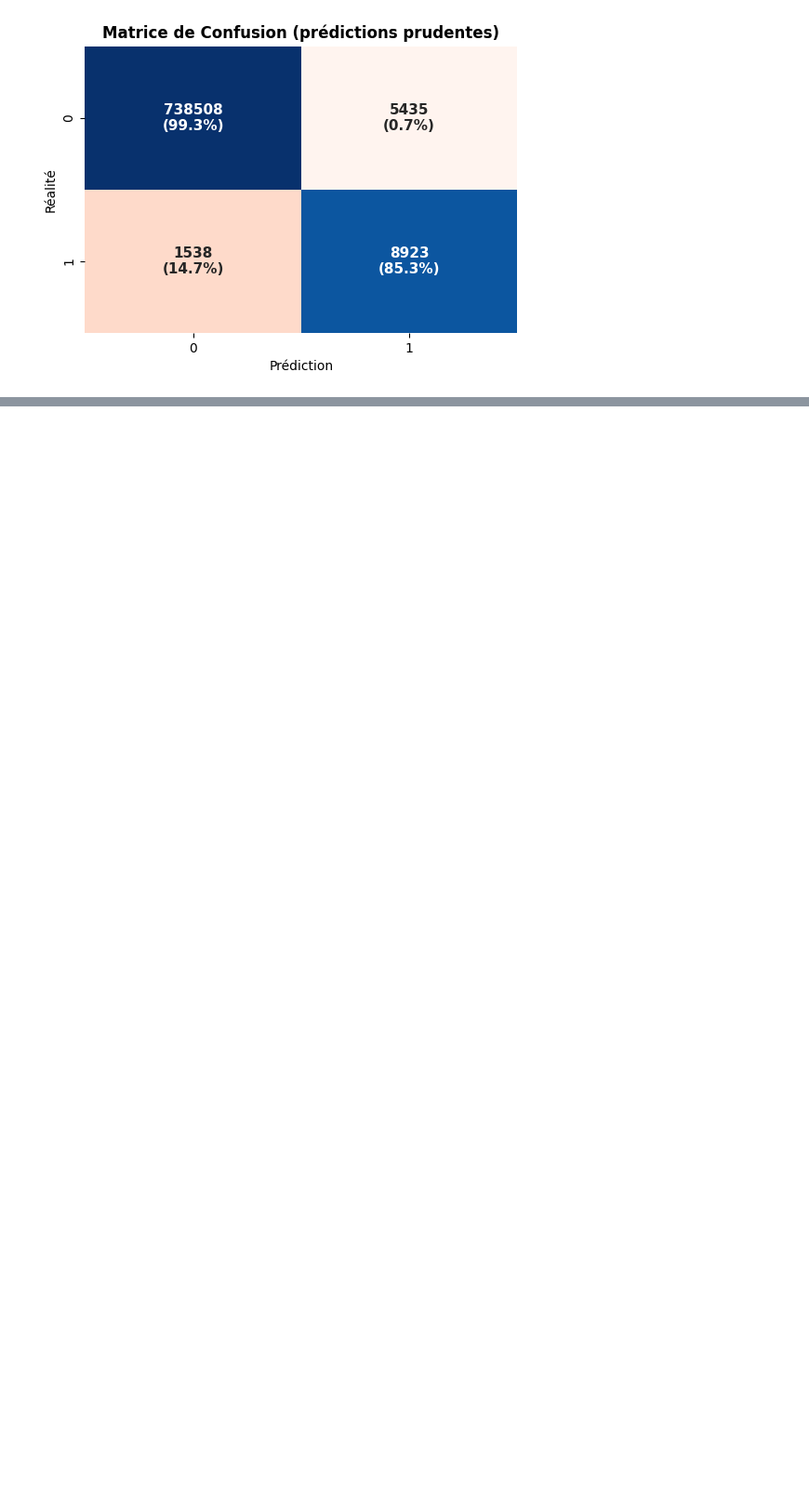
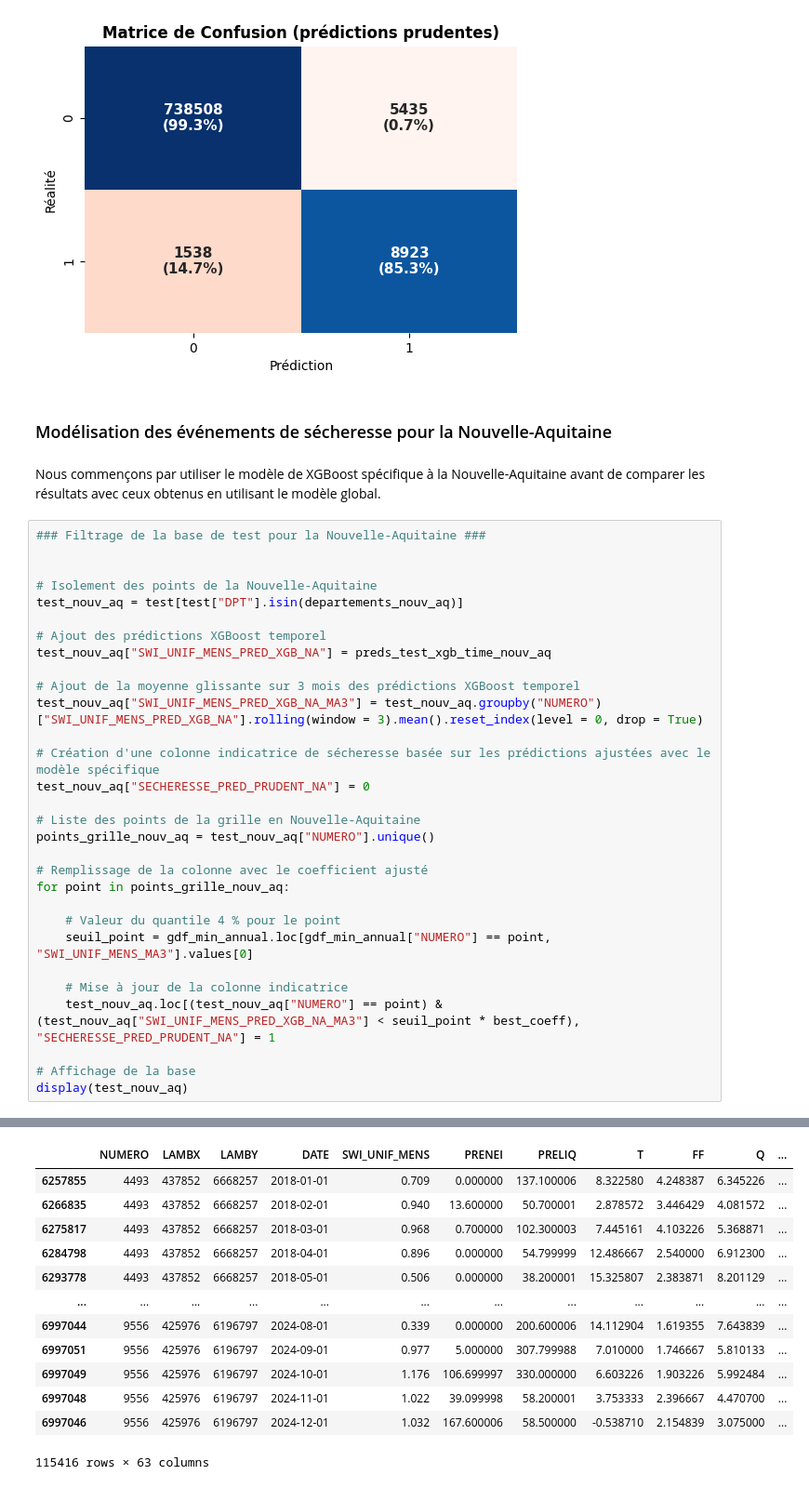
Before and after one commit to Lanouraf/Climate_Risk_Project_SWI_MS_A, a Jupyter notebook: modelisation.ipynb, the cells around one changed output, grey strips where cells are left out. Shown at 93% size. Drawn from its saved outputs; the diff is of its cells as text; blank space fills up the shorter version.

```diff
--- a/modelisation.ipynb
+++ b/modelisation.ipynb
@@ -1565,3 +1573,38 @@ plt.xlabel("Prédiction", fontsize = 10)
 plt.show()
 # %% [output]
 [figure]
+# %% [markdown]
+### Modélisation des événements de sécheresse pour la Nouvelle-Aquitaine
+# %% [markdown]
+Nous commençons par utiliser le modèle de XGBoost spécifique à la Nouvelle-Aquitaine avant de comparer les résultats avec ceux obtenus en utilisant le modèle global.
+# %%
+### Filtrage de la base de test pour la Nouvelle-Aquitaine ###
+
+
+# Isolement des points de la Nouvelle-Aquitaine
+test_nouv_aq = test[test["DPT"].isin(departements_nouv_aq)]
+
+# Ajout des prédictions XGBoost temporel
+test_nouv_aq["SWI_UNIF_MENS_PRED_XGB_NA"] = preds_test_xgb_time_nouv_aq
+
+# Ajout de la moyenne glissante sur 3 mois des prédictions XGBoost temporel
+test_nouv_aq["SWI_UNIF_MENS_PRED_XGB_NA_MA3"] = test_nouv_aq.groupby("NUMERO")["SWI_UNIF_MENS_PRED_XGB_NA"].rolling(window = 3).mean().reset_index(level = 0, drop = True)
+
+# Création d'une colonne indicatrice de sécheresse basée sur les prédictions ajustées avec le modèle spécifique
+test_nouv_aq["SECHERESSE_PRED_PRUDENT_NA"] = 0
+
+# Liste des points de la grille en Nouvelle-Aquitaine
+points_grille_nouv_aq = test_nouv_aq["NUMERO"].unique()
+
+# Remplissage de la colonne avec le coefficient ajusté
+for point in points_grille_nouv_aq:
+
+    # Valeur du quantile 4 % pour le point
+    seuil_point = gdf_min_annual.loc[gdf_min_annual["NUMERO"] == point, "SWI_UNIF_MENS_MA3"].values[0]
+
+    # Mise à jour de la colonne indicatrice
+    test_nouv_aq.loc[(test_nouv_aq["NUMERO"] == point) & (test_nouv_aq["SWI_UNIF_MENS_PRED_XGB_NA_MA3"] < seuil_point * best_coeff), "SECHERESSE_PRED_PRUDENT_NA"] = 1
+
+# Affichage de la base
+display(test_nouv_aq)
+# %% [output]
@@ -1567,0 +1626,13 @@ plt.show()
+|  | NUMERO | LAMBX | LAMBY | DATE | SWI_UNIF_MENS | PRENEI | PRELIQ | T | FF | Q | ... |
+| 6257855 | 4493 | 437852 | 6668257 | 2018-01-01 | 0.709 | 0.000000 | 137.100006 | 8.322580 | 4.248387 | 6.345226 | ... |
+| 6266835 | 4493 | 437852 | 6668257 | 2018-02-01 | 0.940 | 13.600000 | 50.700001 | 2.878572 | 3.446429 | 4.081572 | ... |
+| 6275817 | 4493 | 437852 | 6668257 | 2018-03-01 | 0.968 | 0.700000 | 102.300003 | 7.445161 | 4.103226 | 5.368871 | ... |
+| 6284798 | 4493 | 437852 | 6668257 | 2018-04-01 | 0.896 | 0.000000 | 54.799999 | 12.486667 | 2.540000 | 6.912300 | ... |
+| 6293778 | 4493 | 437852 | 6668257 | 2018-05-01 | 0.506 | 0.000000 | 38.200001 | 15.325807 | 2.383871 | 8.201129 | ... |
+| ... | ... | ... | ... | ... | ... | ... | ... | ... | ... | ... | ... |
+| 6997044 | 9556 | 425976 | 6196797 | 2024-08-01 | 0.339 | 0.000000 | 200.600006 | 14.112904 | 1.619355 | 7.643839 | ... |
+| 6997051 | 9556 | 425976 | 6196797 | 2024-09-01 | 0.977 | 5.000000 | 307.799988 | 7.010000 | 1.746667 | 5.810133 | ... |
+| 6997049 | 9556 | 425976 | 6196797 | 2024-10-01 | 1.176 | 106.699997 | 330.000000 | 6.603226 | 1.903226 | 5.992484 | ... |
+| 6997048 | 9556 | 425976 | 6196797 | 2024-11-01 | 1.022 | 39.099998 | 58.200001 | 3.753333 | 2.396667 | 4.470700 | ... |
+| 6997046 | 9556 | 425976 | 6196797 | 2024-12-01 | 1.032 | 167.600006 | 58.500000 | -0.538710 | 2.154839 | 3.075000 | ... |
+115416 rows × 63 columns
```
Also changed, not shown: parts of 13 cells of this notebook.
